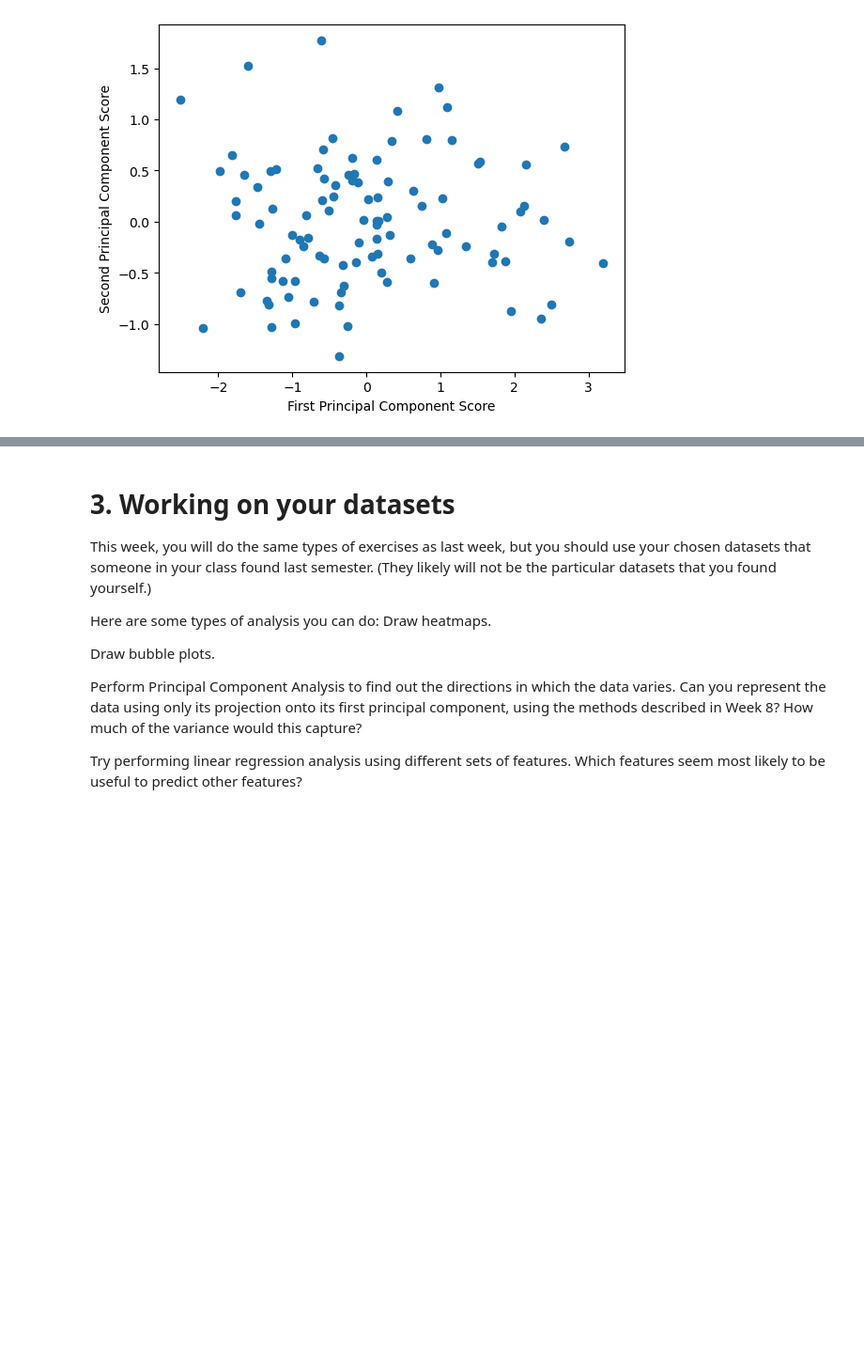
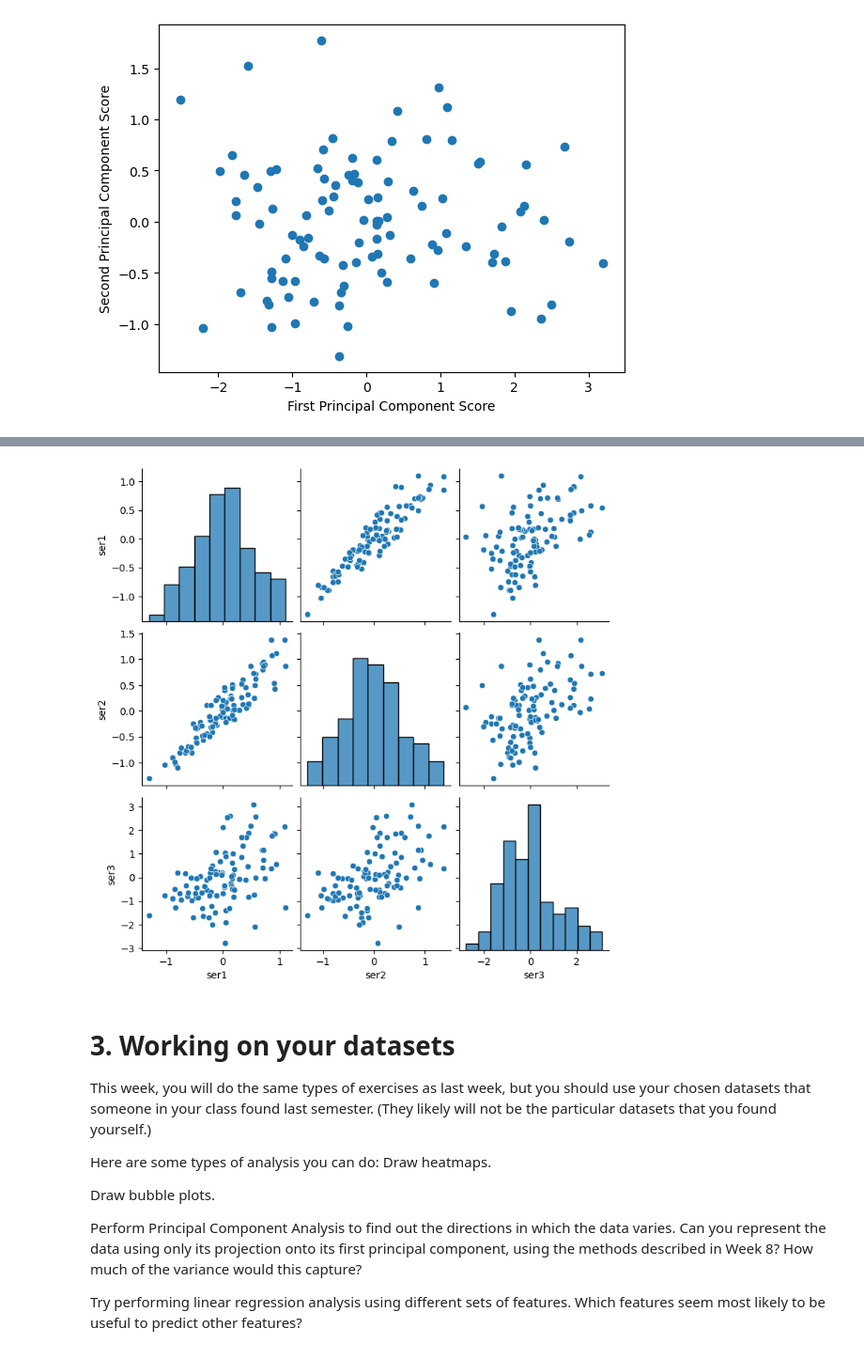
Before and after one commit to misrakm/BU, a Jupyter notebook: OMDS-ModB2-Week9-Misra-Koushikinath.ipynb, the cells around one changed output, grey strips where cells are left out. Shown at 94% size. Saved outputs shown, nothing was run; the diff lists cells and outputs as text; code cells hidden in the pictures; blank space fills up the shorter version.

```diff
--- a/OMDS-ModB2-Week9-Misra-Koushikinath.ipynb
+++ b/OMDS-ModB2-Week9-Misra-Koushikinath.ipynb
@@ -42,3 +72,10 @@ Text(0, 0.5, 'Second Principal Component Score')
+# %%
+# Create a pairplot
+import seaborn as sns
+sns.pairplot(df)
+plt.show()
+# %% [output]
+[figure, added]
 # %% [markdown]
 # 3. Working on your datasets
 
```
Also changed, not shown: parts of 10 cells of this notebook.
